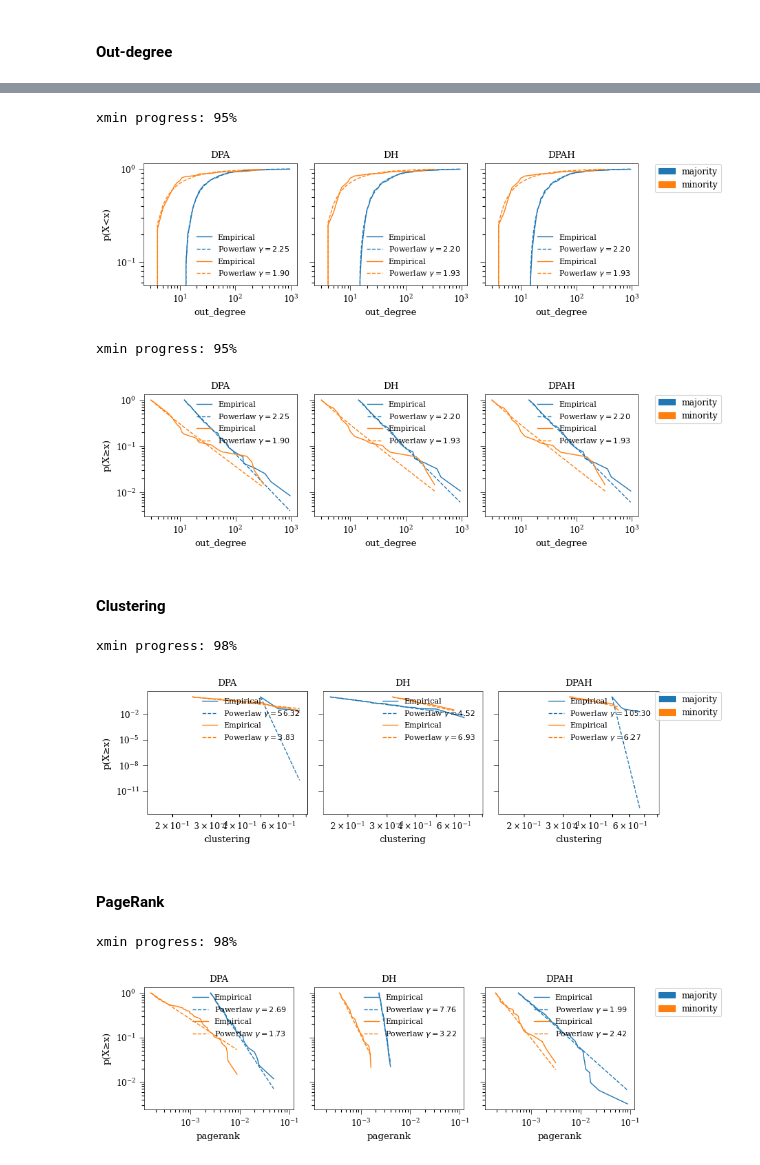
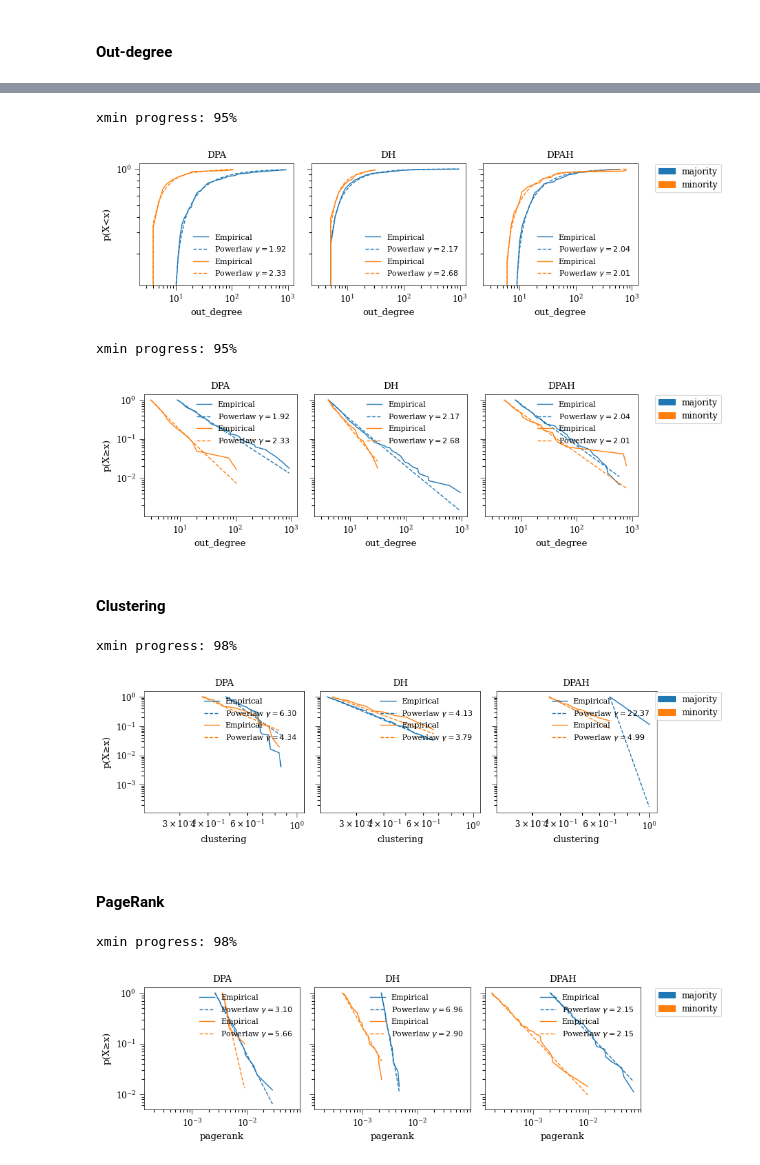
Before and after one commit to CSHVienna/NetworkInequalities, a Jupyter notebook: examples/notebooks/directed.ipynb, the cells around one changed output, grey strips where cells are left out. Drawn from its saved outputs; the diff is of its cells as text; code cells hidden in the pictures.

```diff
--- a/examples/notebooks/directed.ipynb
+++ b/examples/notebooks/directed.ipynb
@@ -156,7 +101,7 @@ xmin progress: 94%
 # %% [markdown]
 #### Out-degree
 # %%
-viz.plot_powerlaw_fit(distributions, col_name='out_degree', hue='class_label',
+viz.plot_powerlaw_fit(distributions, col_name='out_degree', hue='real_label',
                       kind='pdf', fontsize=8,
                       cell_size=2.7, sharex=True, sharey=True)
 # %% [output]
@@ -165,32 +110,32 @@ xmin progress: 95%
 # %%
-viz.plot_powerlaw_fit(distributions, col_name='out_degree', hue='class_label',
+viz.plot_powerlaw_fit(distributions, col_name='out_degree', hue='real_label',
                       kind='cdf', fontsize=8,
                       cell_size=2.7, sharex=True, sharey=True)
 # %% [output]
 xmin progress: 95%
-[figure, old version]
+[figure, new version]
 # %%
-viz.plot_powerlaw_fit(distributions, col_name='out_degree', hue='class_label',
+viz.plot_powerlaw_fit(distributions, col_name='out_degree', hue='real_label',
                       kind='ccdf', fontsize=8,
                       cell_size=2.7, sharex=True, sharey=True)
 # %% [output]
 xmin progress: 95%
-[figure, old version]
+[figure, new version]
 # %% [markdown]
 #### Clustering
 # %%
-viz.plot_powerlaw_fit(distributions, col_name='clustering', hue='class_label',
+viz.plot_powerlaw_fit(distributions, col_name='clustering', hue='real_label',
                       kind='ccdf', verbose=False, bbox=(0.97, 0.9), fontsize=8,
                       wspace=0.1, cell_size=(2.8,2.7), sharex=True, sharey=True)
 # %% [output]
 xmin progress: 98%
-[figure, old version]
+[figure, new version]
 # %% [markdown]
 #### PageRank
 # %%
-viz.plot_powerlaw_fit(distributions, col_name='pagerank', hue='class_label',
+viz.plot_powerlaw_fit(distributions, col_name='pagerank', hue='real_label',
                       kind='ccdf', verbose=False, bbox=(1.0, 0.9), fontsize=8,
                       cell_size=2.7, sharex=True, sharey=True)
 # %% [output]
 xmin progress: 98%
-[figure, old version]
+[figure, new version]
```
Also changed, not shown: parts of 14 cells of this notebook, 1 other file.
